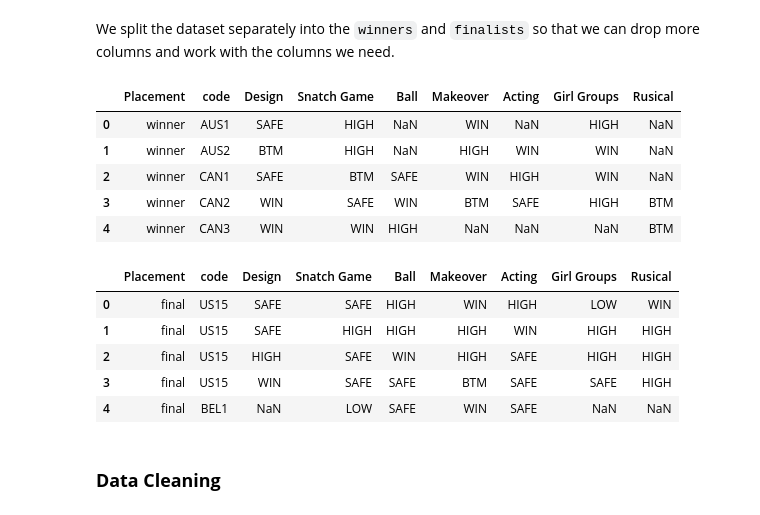
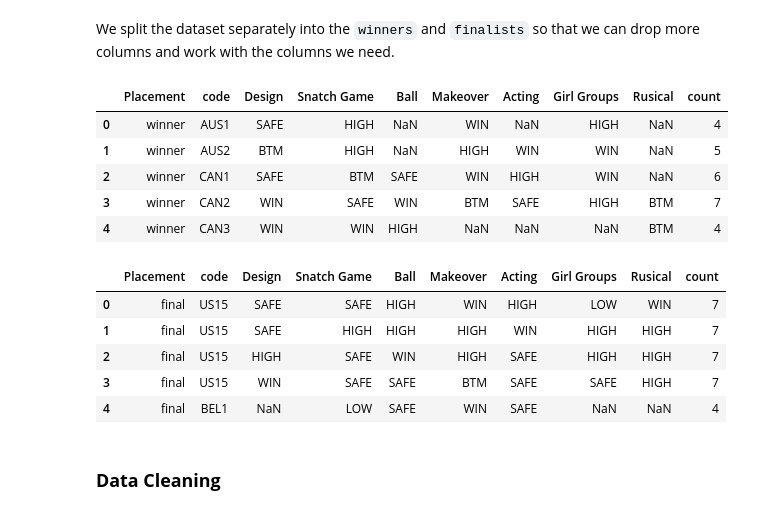
Before and after one commit to AGR-Yes/RuPauls-Drag-Race-Finalists, a Jupyter notebook: RPDR_Main.ipynb, the cells around one changed output. Saved outputs shown, nothing was run; the diff lists cells and outputs as text; code cells hidden in the pictures.

```diff
--- a/RPDR_Main.ipynb
+++ b/RPDR_Main.ipynb
@@ -270,7 +248,7 @@ Index(['Placement', 'Country', 'Season', 'Queen', 'Design', 'Snatch Game',
 # %% [markdown]
 We make a list of columns to drop that would not be needed further in the analysis.
 # %%
-drop_col = [ "Country", "Season", "Queen", 'Unnamed: 11', 'Unnamed: 12']
+drop_col = [ "Country", "Season", 'Unnamed: 11', 'Unnamed: 12']
 # %%
 df = df.drop(drop_col, axis = 1)
 
@@ -313,11 +295,11 @@ Using the count function, we can count the number of non-null values.
 # %% [markdown]
 We add the counted values as a new column in `df_score`
 # %%
-ep_count = pd.DataFrame(df[col_list].count(axis = 1))
+ep_count = df[col_list].count(axis = 1)
 
-testdf = df.copy(deep = True)
+main_df = df.copy(deep = True)
 
-testdf.head()
+main_df.head()
 # %% [output]
 |  | Placement | code | Design | Snatch Game | Ball | Makeover | Acting | Girl Groups | Rusical |
 | 0 | winner | AUS1 | SAFE | HIGH | NaN | WIN | NaN | HIGH | NaN |
@@ -327,0 +312,4 @@ testdf.head()
+# %%
+main_df['count'] = ep_count
+
+main_df.head()
@@ -330,27 +325,27 @@ testdf.head()
 # %% [markdown]
 We split the dataset separately into the `winners` and `finalists` so that we can drop more columns and work with the columns we need.
 # %%
-winners = df.loc[df['Placement'] == 'winner']
+winners = main_df.loc[df['Placement'] == 'winner']
 
 winners.head()
 # %% [output]
-|  | Placement | code | Design | Snatch Game | Ball | Makeover | Acting | Girl Groups | Rusical |
-| 0 | winner | AUS1 | SAFE | HIGH | NaN | WIN | NaN | HIGH | NaN |
-| 1 | winner | AUS2 | BTM | HIGH | NaN | HIGH | WIN | WIN | NaN |
-| 2 | winner | CAN1 | SAFE | BTM | SAFE | WIN | HIGH | WIN | NaN |
-| 3 | winner | CAN2 | WIN | SAFE | WIN | BTM | SAFE | HIGH | BTM |
-| 4 | winner | CAN3 | WIN | WIN | HIGH | NaN | NaN | NaN | BTM |
+|  | Placement | code | Design | Snatch Game | Ball | Makeover | Acting | Girl Groups | Rusical | count |
+| 0 | winner | AUS1 | SAFE | HIGH | NaN | WIN | NaN | HIGH | NaN | 4 |
+| 1 | winner | AUS2 | BTM | HIGH | NaN | HIGH | WIN | WIN | NaN | 5 |
+| 2 | winner | CAN1 | SAFE | BTM | SAFE | WIN | HIGH | WIN | NaN | 6 |
+| 3 | winner | CAN2 | WIN | SAFE | WIN | BTM | SAFE | HIGH | BTM | 7 |
+| 4 | winner | CAN3 | WIN | WIN | HIGH | NaN | NaN | NaN | BTM | 4 |
 # %%
-finalists = df.loc[df['Placement'] == 'final'].reset_index(drop = True)
+finalists = main_df.loc[df['Placement'] == 'final'].reset_index(drop = True)
 
 finalists.head()
 # %% [output]
-|  | Placement | code | Design | Snatch Game | Ball | Makeover | Acting | Girl Groups | Rusical |
-| 0 | final | US15 | SAFE | SAFE | HIGH | WIN | HIGH | LOW | WIN |
-| 1 | final | US15 | SAFE | HIGH | HIGH | HIGH | WIN | HIGH | HIGH |
-| 2 | final | US15 | HIGH | SAFE | WIN | HIGH | SAFE | HIGH | HIGH |
-| 3 | final | US15 | WIN | SAFE | SAFE | BTM | SAFE | SAFE | HIGH |
-| 4 | final | BEL1 | NaN | LOW | SAFE | WIN | SAFE | NaN | NaN |
+|  | Placement | code | Design | Snatch Game | Ball | Makeover | Acting | Girl Groups | Rusical | count |
+| 0 | final | US15 | SAFE | SAFE | HIGH | WIN | HIGH | LOW | WIN | 7 |
+| 1 | final | US15 | SAFE | HIGH | HIGH | HIGH | WIN | HIGH | HIGH | 7 |
+| 2 | final | US15 | HIGH | SAFE | WIN | HIGH | SAFE | HIGH | HIGH | 7 |
+| 3 | final | US15 | WIN | SAFE | SAFE | BTM | SAFE | SAFE | HIGH | 7 |
+| 4 | final | BEL1 | NaN | LOW | SAFE | WIN | SAFE | NaN | NaN | 4 |
 # %% [markdown]
 ### **Data Cleaning**
 # %% [markdown]
```
Also changed, not shown: parts of 31 cells of this notebook, 5 other files.
